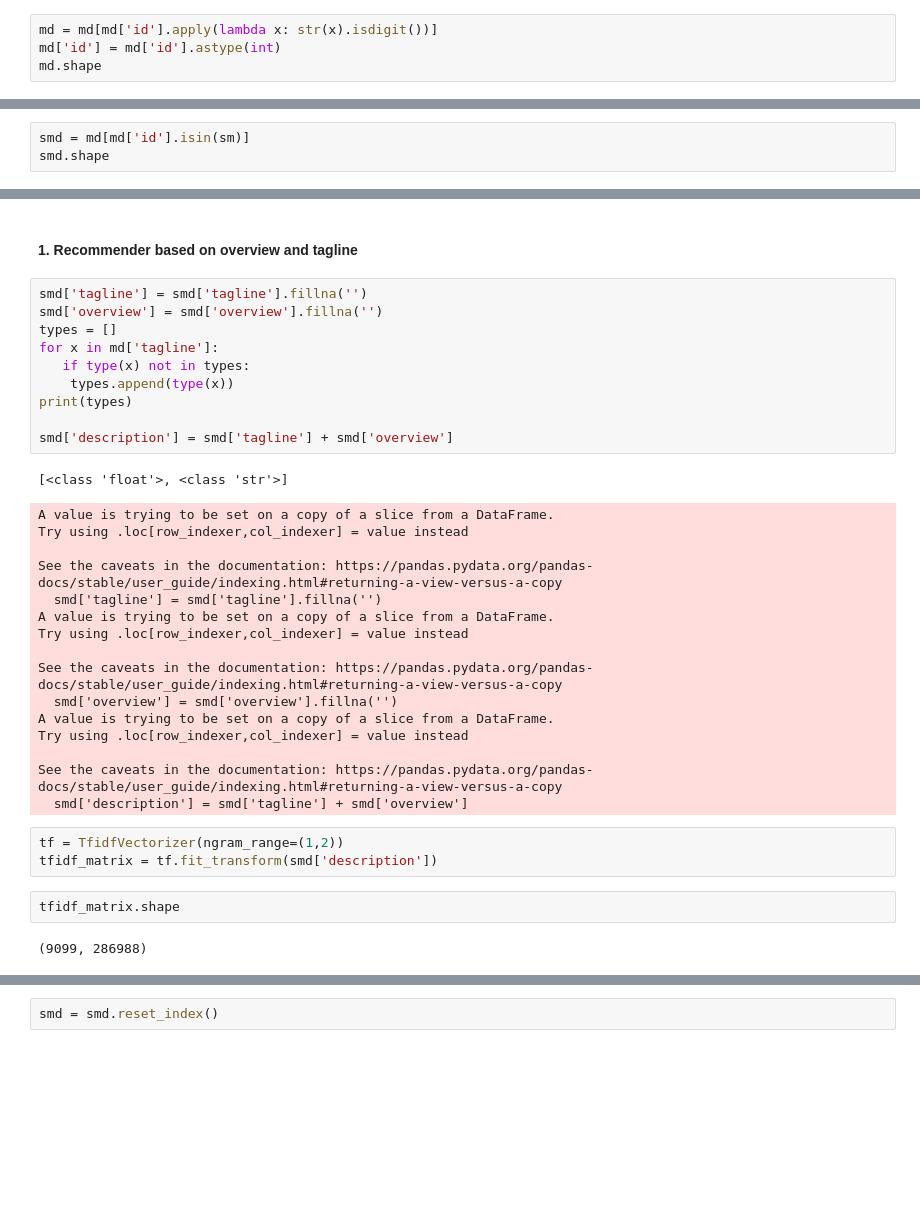
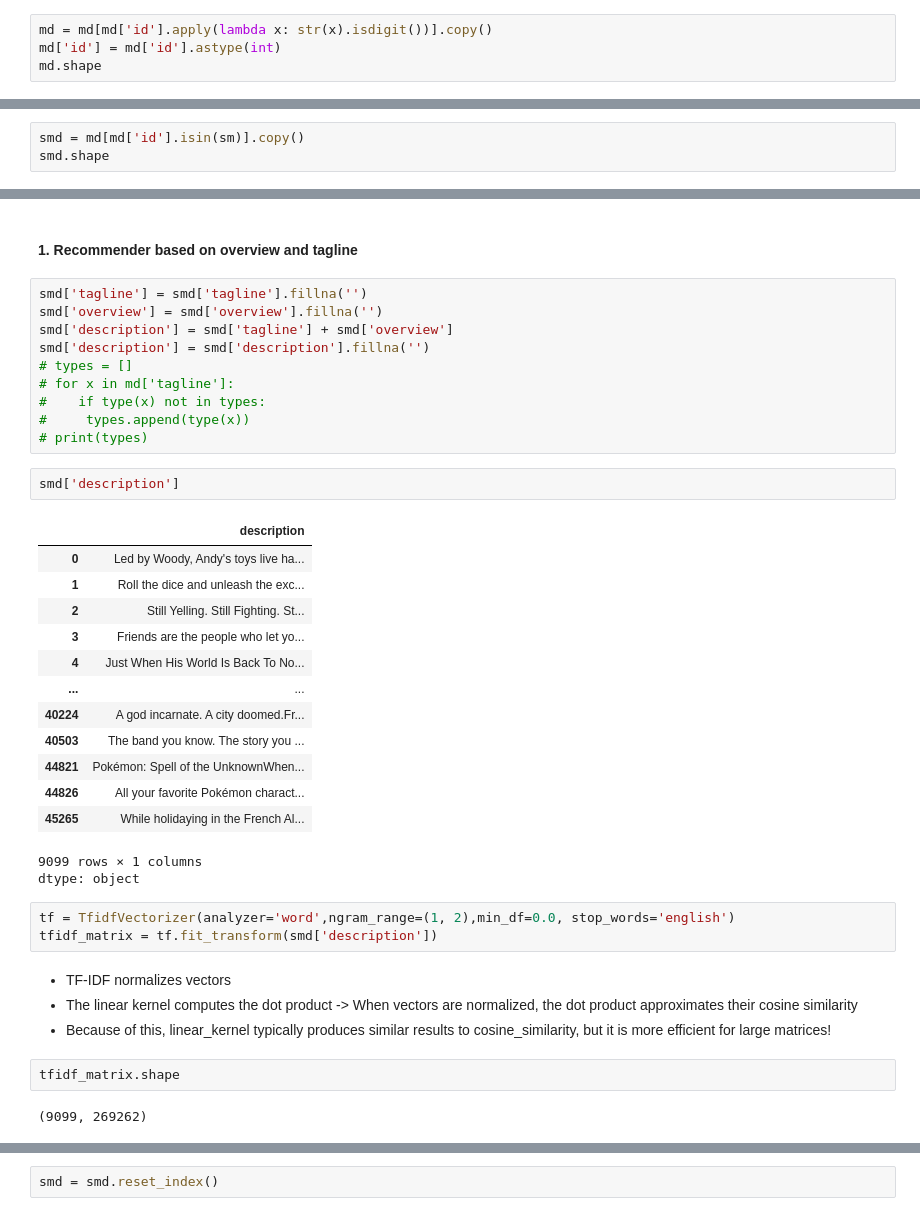
Before and after one commit to mcucii/ML-Kaggle-projects, a Jupyter notebook: Movie Recommender Systems/Movie_Recommender_Systems.ipynb, the cells around one changed output, grey strips where cells are left out. Drawn from its saved outputs; the diff is of its cells as text; blank space fills up the shorter version.

```diff
--- a/Movie Recommender Systems/Movie_Recommender_Systems.ipynb
+++ b/Movie Recommender Systems/Movie_Recommender_Systems.ipynb
@@ -215,7 +216,7 @@ md.shape
 # %% [output]
 (45466, 25)
 # %%
-md = md[md['id'].apply(lambda x: str(x).isdigit())]
+md = md[md['id'].apply(lambda x: str(x).isdigit())].copy()
 md['id'] = md['id'].astype(int)
 md.shape
 # %% [output]
@@ -236,7 +232,7 @@ md['id'].head()
 | 4 | 11862 |
 dtype: int64
 # %%
-smd = md[md['id'].isin(sm)]
+smd = md[md['id'].isin(sm)].copy()
 smd.shape
 # %% [output]
 (9099, 25)
@@ -245,37 +241,41 @@ smd.shape
 # %%
 smd['tagline'] = smd['tagline'].fillna('')
 smd['overview'] = smd['overview'].fillna('')
-types = []
-for x in md['tagline']:
-   if type(x) not in types:
-    types.append(type(x))
-print(types)
-
 smd['description'] = smd['tagline'] + smd['overview']
+smd['description'] = smd['description'].fillna('')
+# types = []
+# for x in md['tagline']:
+#    if type(x) not in types:
+#     types.append(type(x))
+# print(types)
-# %% [output]
-[<class 'float'>, <class 'str'>]
-A value is trying to be set on a copy of a slice from a DataFrame.
-Try using .loc[row_indexer,col_indexer] = value instead
-
-See the caveats in the documentation: https://pandas.pydata.org/pandas-docs/stable/user_guide/indexing.html#returning-a-view-versus-a-copy
-  smd['tagline'] = smd['tagline'].fillna('')
-A value is trying to be set on a copy of a slice from a DataFrame.
-Try using .loc[row_indexer,col_indexer] = value instead
-
-See the caveats in the documentation: https://pandas.pydata.org/pandas-docs/stable/user_guide/indexing.html#returning-a-view-versus-a-copy
-  smd['overview'] = smd['overview'].fillna('')
-A value is trying to be set on a copy of a slice from a DataFrame.
-Try using .loc[row_indexer,col_indexer] = value instead
-
-See the caveats in the documentation: https://pandas.pydata.org/pandas-docs/stable/user_guide/indexing.html#returning-a-view-versus-a-copy
-  smd['description'] = smd['tagline'] + smd['overview']
+# %%
+smd['description']
+# %% [output]
+|  | description |
+| 0 | Led by Woody, Andy's toys live ha... |
+| 1 | Roll the dice and unleash the exc... |
+| 2 | Still Yelling. Still Fighting. St... |
+| 3 | Friends are the people who let yo... |
+| 4 | Just When His World Is Back To No... |
+| ... | ... |
+| 40224 | A god incarnate. A city doomed.Fr... |
+| 40503 | The band you know. The story you ... |
+| 44821 | Pokémon: Spell of the UnknownWhen... |
+| 44826 | All your favorite Pokémon charact... |
+| 45265 | While holidaying in the French Al... |
+9099 rows × 1 columns
+dtype: object
 # %%
-tf = TfidfVectorizer(ngram_range=(1,2))
+tf = TfidfVectorizer(analyzer='word',ngram_range=(1, 2),min_df=0.0, stop_words='english')
 tfidf_matrix = tf.fit_transform(smd['description'])
+# %% [markdown]
+- TF-IDF normalizes vectors
+- The linear kernel computes the dot product -> When vectors are normalized, the dot product approximates their cosine similarity
+- Because of this, linear_kernel typically produces similar results to cosine_similarity, but it is more efficient for large matrices!
 # %%
 tfidf_matrix.shape
 # %% [output]
-(9099, 286988)
+(9099, 269262)
 # %%
 cosine_sim = linear_kernel(tfidf_matrix, tfidf_matrix)
 # result: NxN matrix, where (i,j) represents the similarity between i-th and j-th movie
```
Also changed, not shown: parts of 36 cells of this notebook.
